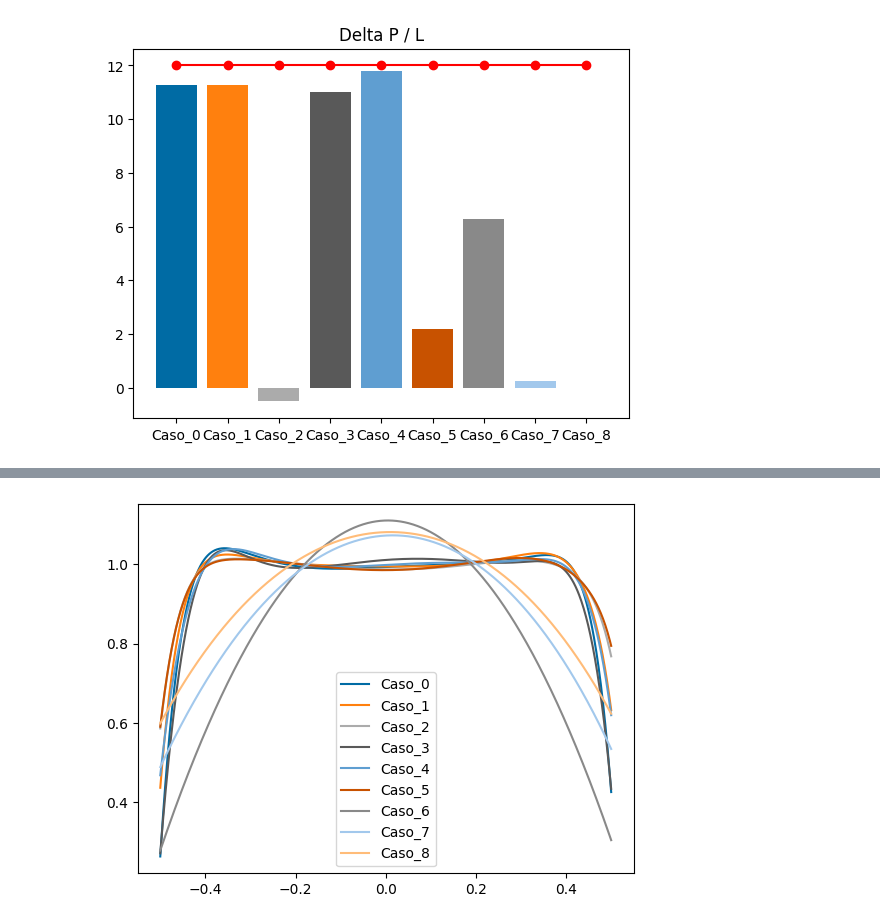
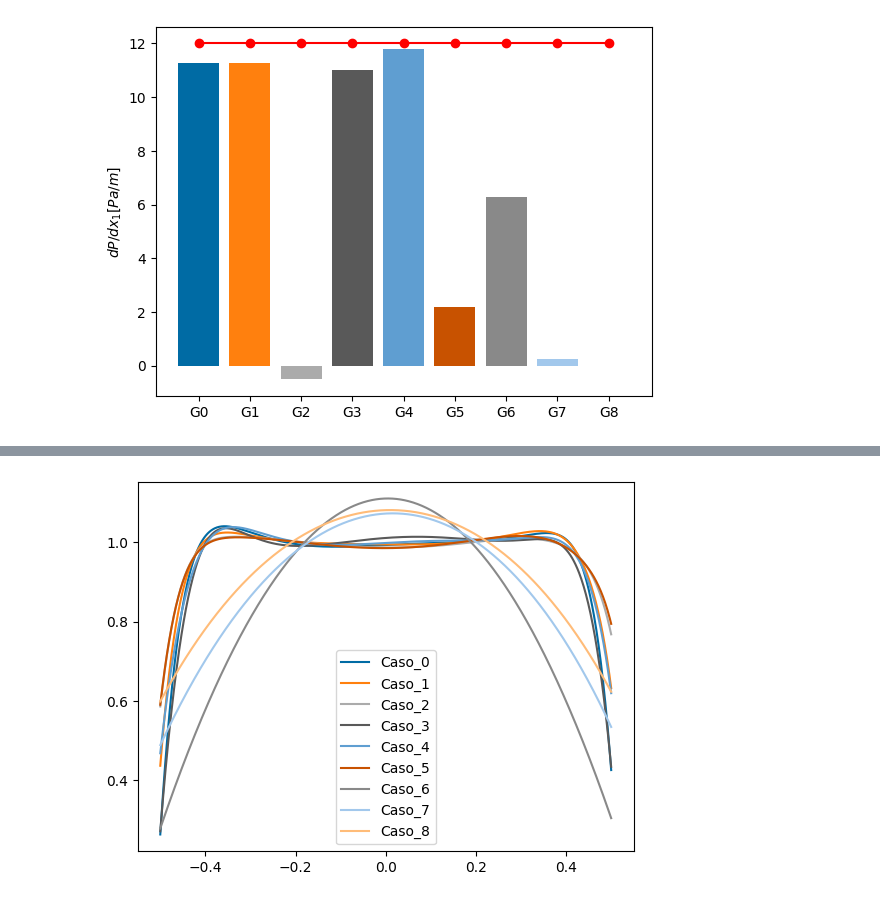
Before and after one commit to pabloharbar/deepxde-custom, a Jupyter notebook: notebooks/encit_analysis.ipynb, the cells around one changed output, grey strips where cells are left out. Drawn from its saved outputs; the diff is of its cells as text; code cells hidden in the pictures.

Commit message:
plot format

```diff
--- a/notebooks/encit_analysis.ipynb
+++ b/notebooks/encit_analysis.ipynb
@@ -46,22 +46,22 @@ missing_cases
 # %%
 import numpy as np
 
 x = []
 y = []
 
 analytic_val = 0
 
 for case, data in delta_p_data.items():
-    x.append(case)
+    x.append(case.replace("Caso_", "G"))
     y.append(data["Delta_p_PINN"].iloc[0])
     analytic_val = data["Delta_p_analytic"].iloc[0]
-    plt.bar(case, data["Delta_p_PINN"].iloc[0])
+    plt.bar(case.replace("Caso_", "G"), data["Delta_p_PINN"].iloc[0])
 
-plt.title("Delta P / L")
+plt.ylabel(r'$dP/dx_1 [Pa/m]$')
 plt.plot(x, np.repeat(analytic_val, len(x)), color="red", marker="o")
 plt.show()
 # %% [output]
-[figure, old version]
+[figure, new version]
 # %%
 import numpy as np
 
```
Also changed, not shown: parts of 3 cells of this notebook, 2 other files.
